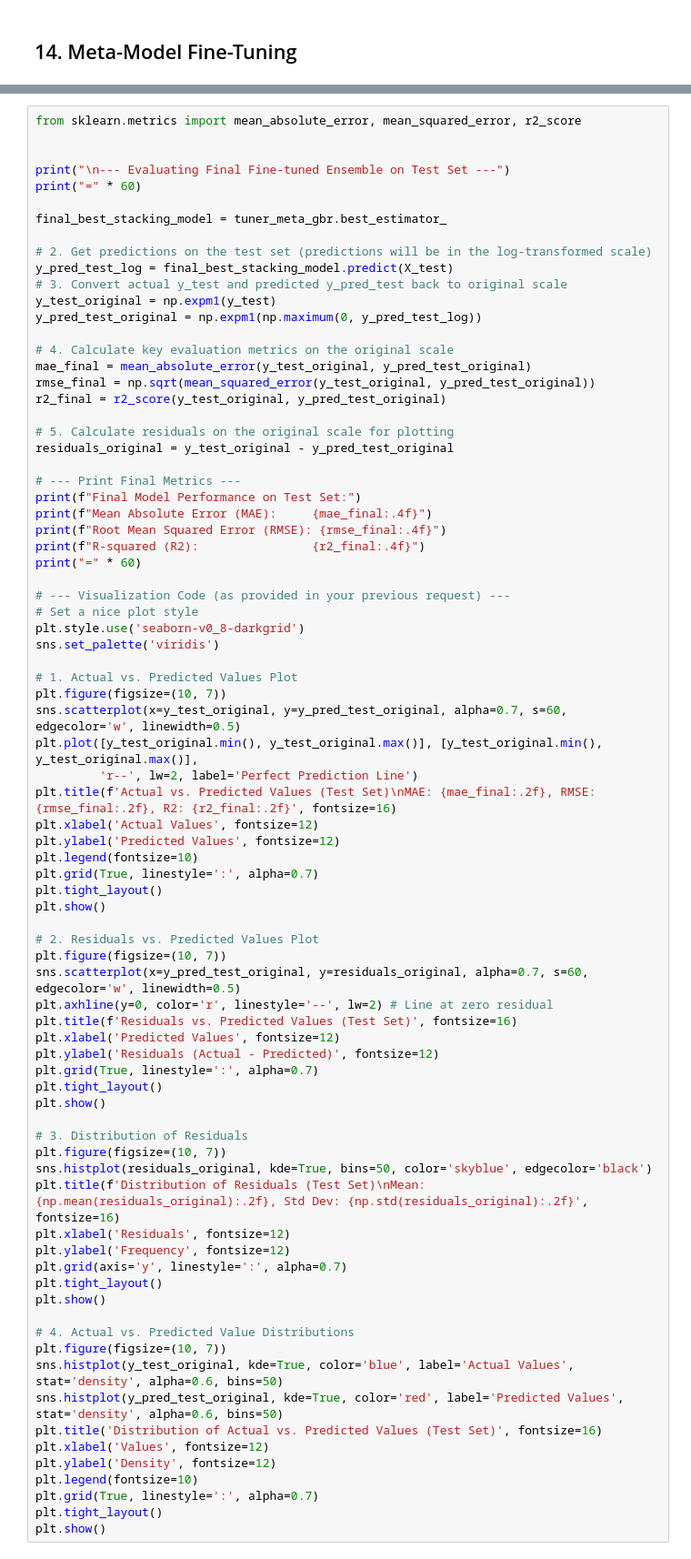
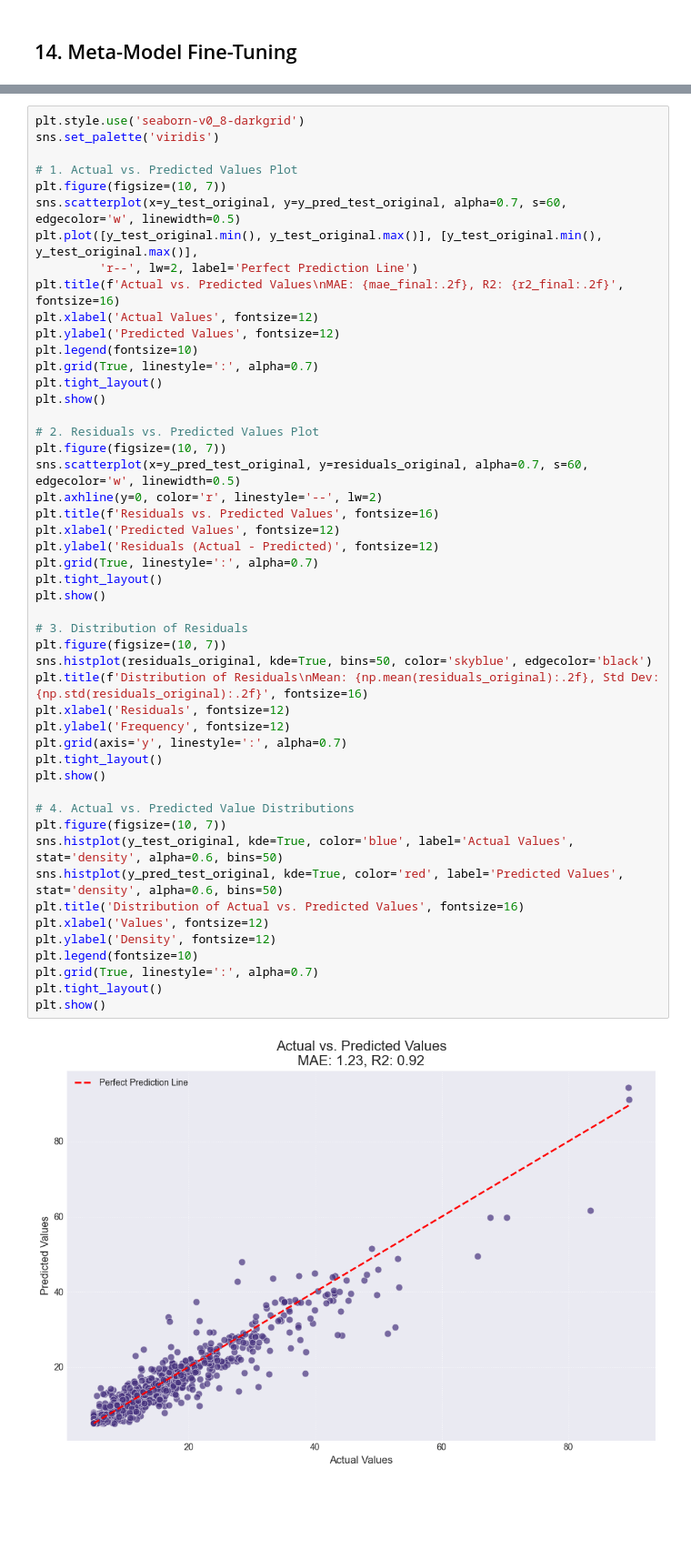
Before and after one commit to nabilalibou/Uber_Fare_Prediction_Explained, a Jupyter notebook: uber_pricing_analysis.ipynb, the cells around one changed output, grey strips where cells are left out. Shown at 91% size. Saved outputs shown, nothing was run; the diff lists cells and outputs as text; blank space fills up the shorter version.

```diff
--- a/uber_pricing_analysis.ipynb
+++ b/uber_pricing_analysis.ipynb
@@ -2629,35 +2754,4 @@ Fitting 5 folds for each of 24000 candidates, totalling 120000 fits
 # %%
-from sklearn.metrics import mean_absolute_error, mean_squared_error, r2_score
-
-
-print("\n--- Evaluating Final Fine-tuned Ensemble on Test Set ---")
-print("=" * 60)
-
-final_best_stacking_model = tuner_meta_gbr.best_estimator_
-
-# 2. Get predictions on the test set (predictions will be in the log-transformed scale)
-y_pred_test_log = final_best_stacking_model.predict(X_test)
-# 3. Convert actual y_test and predicted y_pred_test back to original scale
-y_test_original = np.expm1(y_test)
-y_pred_test_original = np.expm1(np.maximum(0, y_pred_test_log))
-
-# 4. Calculate key evaluation metrics on the original scale
-mae_final = mean_absolute_error(y_test_original, y_pred_test_original)
-rmse_final = np.sqrt(mean_squared_error(y_test_original, y_pred_test_original))
-r2_final = r2_score(y_test_original, y_pred_test_original)
-
-# 5. Calculate residuals on the original scale for plotting
-residuals_original = y_test_original - y_pred_test_original
-
-# --- Print Final Metrics ---
-print(f"Final Model Performance on Test Set:")
-print(f"Mean Absolute Error (MAE):     {mae_final:.4f}")
-print(f"Root Mean Squared Error (RMSE): {rmse_final:.4f}")
-print(f"R-squared (R2):                {r2_final:.4f}")
-print("=" * 60)
-
-# --- Visualization Code (as provided in your previous request) ---
-# Set a nice plot style
 plt.style.use('seaborn-v0_8-darkgrid')
 sns.set_palette('viridis')
 
@@ -2666,7 +2760,7 @@ plt.figure(figsize=(10, 7))
 sns.scatterplot(x=y_test_original, y=y_pred_test_original, alpha=0.7, s=60, edgecolor='w', linewidth=0.5)
 plt.plot([y_test_original.min(), y_test_original.max()], [y_test_original.min(), y_test_original.max()],
          'r--', lw=2, label='Perfect Prediction Line')
-plt.title(f'Actual vs. Predicted Values (Test Set)\nMAE: {mae_final:.2f}, RMSE: {rmse_final:.2f}, R2: {r2_final:.2f}', fontsize=16)
+plt.title(f'Actual vs. Predicted Values\nMAE: {mae_final:.2f}, R2: {r2_final:.2f}', fontsize=16)
 plt.xlabel('Actual Values', fontsize=12)
 plt.ylabel('Predicted Values', fontsize=12)
 plt.legend(fontsize=10)
@@ -2675,34 +2769,36 @@ plt.tight_layout()
 plt.show()
 
 # 2. Residuals vs. Predicted Values Plot
 plt.figure(figsize=(10, 7))
 sns.scatterplot(x=y_pred_test_original, y=residuals_original, alpha=0.7, s=60, edgecolor='w', linewidth=0.5)
-plt.axhline(y=0, color='r', linestyle='--', lw=2) # Line at zero residual
-plt.title(f'Residuals vs. Predicted Values (Test Set)', fontsize=16)
+plt.axhline(y=0, color='r', linestyle='--', lw=2)
+plt.title(f'Residuals vs. Predicted Values', fontsize=16)
 plt.xlabel('Predicted Values', fontsize=12)
 plt.ylabel('Residuals (Actual - Predicted)', fontsize=12)
 plt.grid(True, linestyle=':', alpha=0.7)
 plt.tight_layout()
 plt.show()
 
 # 3. Distribution of Residuals
 plt.figure(figsize=(10, 7))
 sns.histplot(residuals_original, kde=True, bins=50, color='skyblue', edgecolor='black')
-plt.title(f'Distribution of Residuals (Test Set)\nMean: {np.mean(residuals_original):.2f}, Std Dev: {np.std(residuals_original):.2f}', fontsize=16)
+plt.title(f'Distribution of Residuals\nMean: {np.mean(residuals_original):.2f}, Std Dev: {np.std(residuals_original):.2f}', fontsize=16)
 plt.xlabel('Residuals', fontsize=12)
 plt.ylabel('Frequency', fontsize=12)
 plt.grid(axis='y', linestyle=':', alpha=0.7)
 plt.tight_layout()
 plt.show()
 
 # 4. Actual vs. Predicted Value Distributions
 plt.figure(figsize=(10, 7))
 sns.histplot(y_test_original, kde=True, color='blue', label='Actual Values', stat='density', alpha=0.6, bins=50)
 sns.histplot(y_pred_test_original, kde=True, color='red', label='Predicted Values', stat='density', alpha=0.6, bins=50)
-plt.title('Distribution of Actual vs. Predicted Values (Test Set)', fontsize=16)
+plt.title('Distribution of Actual vs. Predicted Values', fontsize=16)
 plt.xlabel('Values', fontsize=12)
 plt.ylabel('Density', fontsize=12)
 plt.legend(fontsize=10)
 plt.grid(True, linestyle=':', alpha=0.7)
 plt.tight_layout()
 plt.show()
+# %% [output]
+[figure, added]
```
Also changed, not shown: parts of 13 cells of this notebook, 4 other files.
